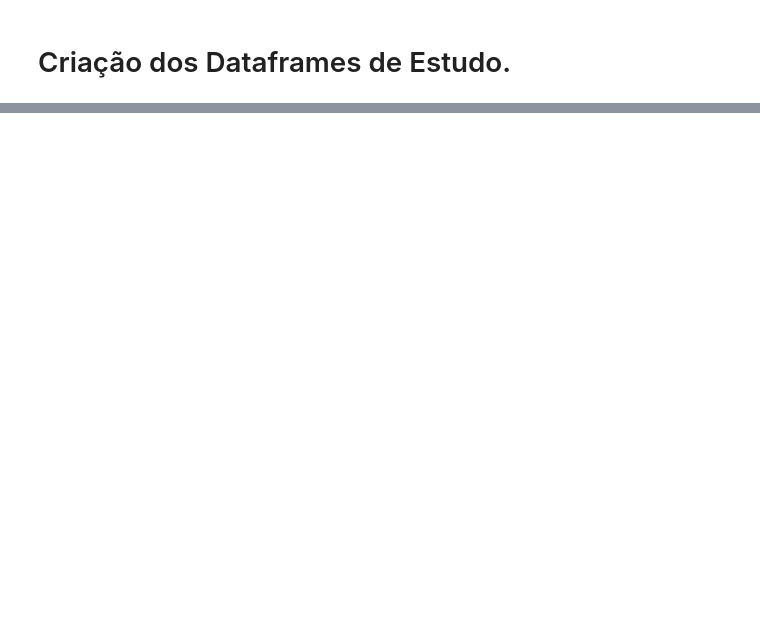
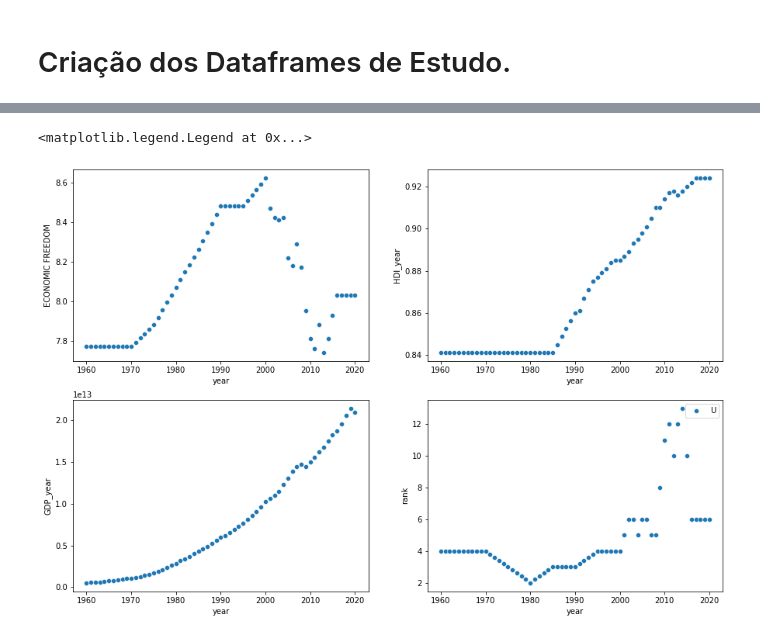
Before and after one commit to CesarSun/Digital-House-G3, a Jupyter notebook: T4-Integrador/DH_G3_T4_World_Freedom.ipynb, the cells around one changed output, grey strips where cells are left out. Saved outputs shown, nothing was run; the diff lists cells and outputs as text; code cells hidden in the pictures; blank space fills up the shorter version.

```diff
--- a/T4-Integrador/DH_G3_T4_World_Freedom.ipynb
+++ b/T4-Integrador/DH_G3_T4_World_Freedom.ipynb
@@ -11,31 +14,31 @@ warnings.filterwarnings('ignore')
 # Leitura de Arquivos
 # %%
 #Economic Freedom World
-path_efw = "../2 - Arquivo Tratado/efw_cc.csv"
+path_efw = "efw_cc.csv"
 
-path_bill = "../2 - Arquivo Tratado/2022_forbes_billionaires.csv"
-path_happy = "../2 - Arquivo Tratado/Happy_2019.csv"
-path_HDI = "../2 - Arquivo Tratado/Human Development Index.csv"
-path_suicide = "../2 - Arquivo Tratado/Suicide_master.csv"
+path_bill = "2022_forbes_billionaires.csv"
+path_happy = "Happy_2019.csv"
+path_HDI = "Human Development Index.csv"
+path_suicide = "Suicide_master.csv"
 
 #Arquivos complementares de PIB e População
-path_pop = "../2 - Arquivo Tratado/populationbycountry19802010millions.csv"
-path_GDP = "../2 - Arquivo Tratado/GDP/gdp.csv"
+path_pop = "populationbycountry19802010millions.csv"
+path_GDP = "GDP/gdp.csv"
 
 #Percepção de Corrupção
-path_corr = "../2 - Arquivo Tratado/Corruption/history.csv"
+path_corr = "Corruption/history.csv"
 
 #Melhores Paises para Startups
-path_star = "../2 - Arquivo Tratado/Best Countries/Best Countries for Startups.csv"
+path_star = "Best Countries/Best Countries for Startups.csv"
 
 #Expectativas de Vida
-#path_life = "../2 - Arquivo Tratado/Life expectancy.csv"
+#path_life = "Life expectancy.csv"
 
 #Gastos Militares em USD
-path_militar = "../2 - Arquivo Tratado/Military Expenditure.csv"
+path_militar = "Military Expenditure.csv"
 
 #Salário Mínimo em USD
-#path_MW = "../2 - Arquivo Tratado/MINIMUM_WAGES.csv"
+#path_MW = "MINIMUM_WAGES.csv"
 # %%
 data_efw = pd.read_csv(path_efw, sep=',')
 
@@ -56,7 +59,7 @@ data_militar = pd.read_csv(path_militar, sep=',')
 # Primeira vizualização e tratamento dos datasets.
 # %%
 #Escolha dos Países a Serem Analizados
-countries = np.array(['Brazil', 'Denmark','Germany', 'South Korea', 'New Zealand', 'United States', 'Venezuela'])
+countries = np.array(['Brazil', 'Denmark', 'South Korea', 'New Zealand', 'United States'])#, 'Venezuela'])
 # %%
 #Padronizando Nomes de Estudo
 data_efw['countries'] = data_efw['countries'].str.replace('Korea, South', 'South Korea')
@@ -106,6 +108,2 @@ print(len(d[np.in1d(d, countries)]))
 # %% [markdown]
 # Criação dos Dataframes de Estudo.
-# %%
-#def df (dataframe):
-pais = countries[0]
-#testando com Countrie = Brazil
@@ -351,0 +257,15 @@ df_std.describe()#.iloc[:,3].unique()
+# %%
+fig, axes = plt.subplots(2, 2, sharex=False, figsize=(15,10))
+
+num = 4
+data = DF[num]
+cc = countries[num]
+sns.scatterplot(ax=axes[0][0], data = data, x = data['year'] , y = data['ECONOMIC FREEDOM'])
+sns.scatterplot(ax=axes[0][1], data = data, x = data['year'] , y = data['HDI_year'])
+sns.scatterplot(ax=axes[1][0], data = data, x = data['year'] , y = data['GDP_year'])
+sns.scatterplot(ax=axes[1][1], data = data, x = data['year'] , y = data['rank'])
+
+plt.legend(labels = cc)
+# %% [output]
+<matplotlib.legend.Legend at 0x...>
+[figure, added]
```
Also changed, not shown: parts of 19 cells of this notebook.
